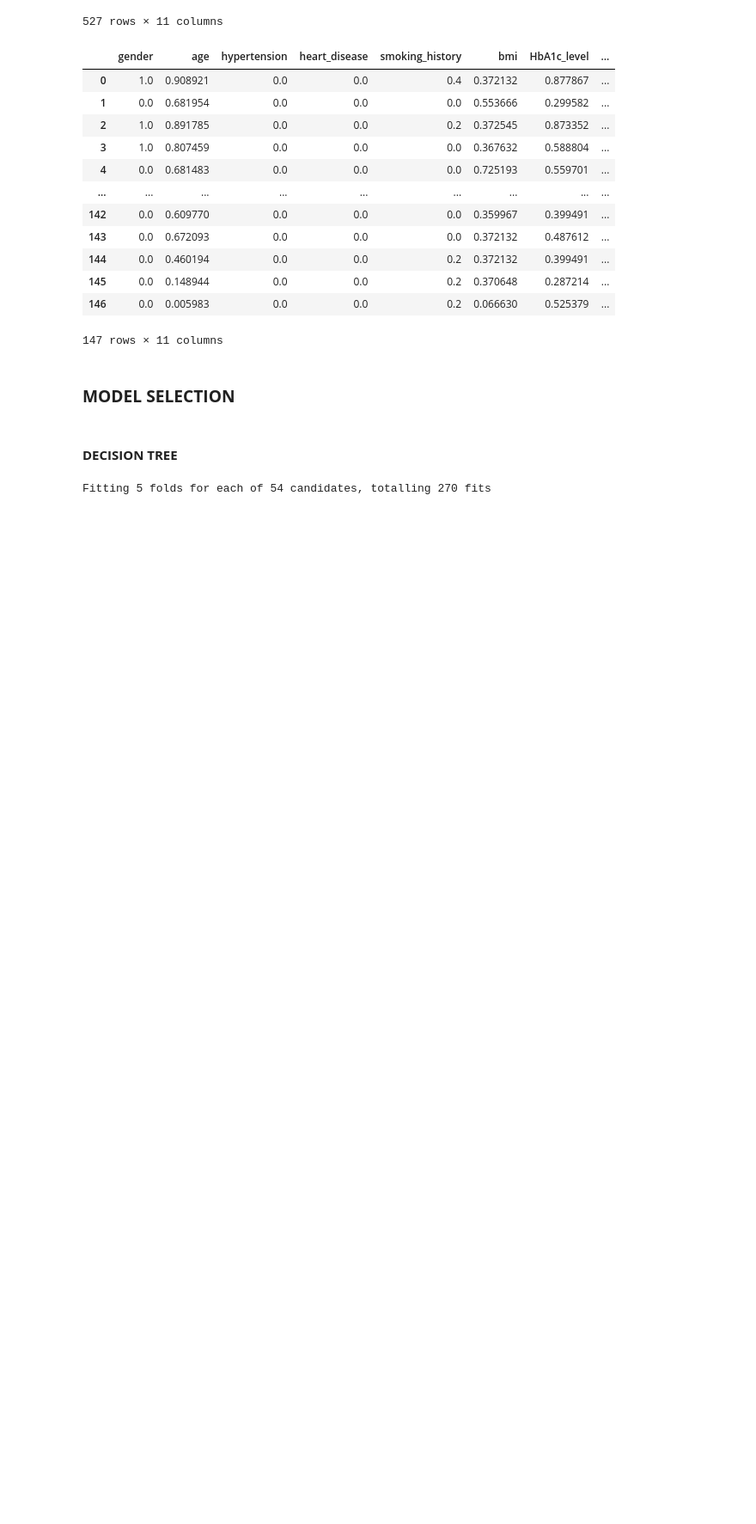
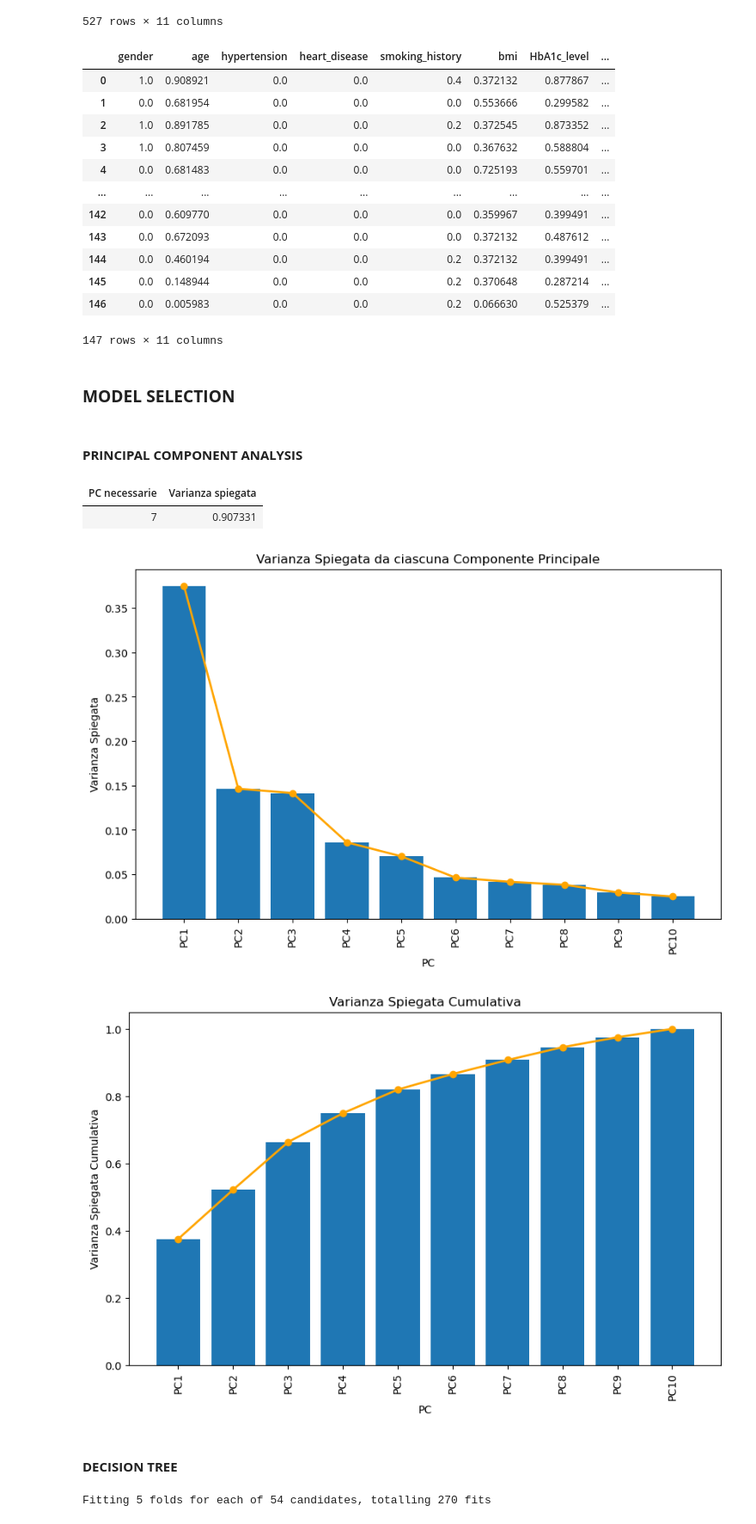
Before and after one commit to MartiChiodo/progetto_BIxBD, a Jupyter notebook: main.ipynb, the cells around one changed output. Shown at 86% size. Cells and saved outputs as stored; diff of their text form; code cells hidden in the pictures; blank space fills up the shorter version.

```diff
--- a/main.ipynb
+++ b/main.ipynb
@@ -382,6 +382,63 @@ X_test = test_dataset.drop(columns=['diabetes'])
 y_test = test_dataset['diabetes']
 
 K_FOLD = 5
+# %% [markdown]
+#### **PRINCIPAL COMPONENT ANALYSIS**
+# %%
+from sklearn.decomposition import PCA
+
+
+pca=PCA()
+pca.fit(X_train)
+
+var_spieg=pca.explained_variance_ratio_
+var_spieg_cum= np.cumsum(var_spieg)
+
+num_PC_90 = np.argmax(var_spieg_cum>= 0.9) + 1
+
+
+
+#tabella 90% varianza spiegata
+results = pd.DataFrame({
+    'PC necessarie': [num_PC_90],
+    'Varianza spiegata': [var_spieg_cum[num_PC_90-1]]
+                        })
+display(results.style.hide(axis='index').set_table_styles
+        ([{'selector': 'th', 'props': [('background-color', 'lightblue'),('text-align', 'left')]
+          }])
+        .set_properties(**{'text-align': 'left'})
+       )
+
+
+#grafico varianza spiegata
+components = [f'PC{i+1}' for i in range(len(var_spieg))]
+plt.figure(figsize=(10, 6))
+plt.bar(components, var_spieg)
+plt.plot(components, var_spieg, marker='o', color='orange', linestyle='-', linewidth=2, markersize=6)
+plt.xlabel('PC')
+plt.ylabel('Varianza Spiegata')
+plt.title('Varianza Spiegata da ciascuna Componente Principale')
+plt.xticks(rotation=90)
+plt.savefig('output/Varianzaspiegata.pdf', format='pdf', bbox_inches='tight')
+plt.show()
+
+
+#grafico varianza spiegata cumulativa
+components = [f'PC{i+1}' for i in range(len(var_spieg_cum))]
+plt.figure(figsize=(10, 6))
+plt.bar(components, var_spieg_cum)
+plt.plot(components, var_spieg_cum, marker='o', color='orange', linestyle='-', linewidth=2, markersize=6)
+plt.xlabel('PC')
+plt.ylabel('Varianza Spiegata Cumulativa')
+plt.title('Varianza Spiegata Cumulativa')
+plt.xticks(rotation=90)
+plt.savefig('output/varianzaSpiegataCumulativa.pdf', format='pdf', bbox_inches='tight')
+plt.show()
+# %% [output]
+| PC necessarie | Varianza spiegata |
+| 7 | 0.907331 |
+[figure, added]
+[figure, added]
 # %% [markdown]
 #### **DECISION TREE**
 # %%
```
Also changed, not shown: parts of 10 cells of this notebook.
